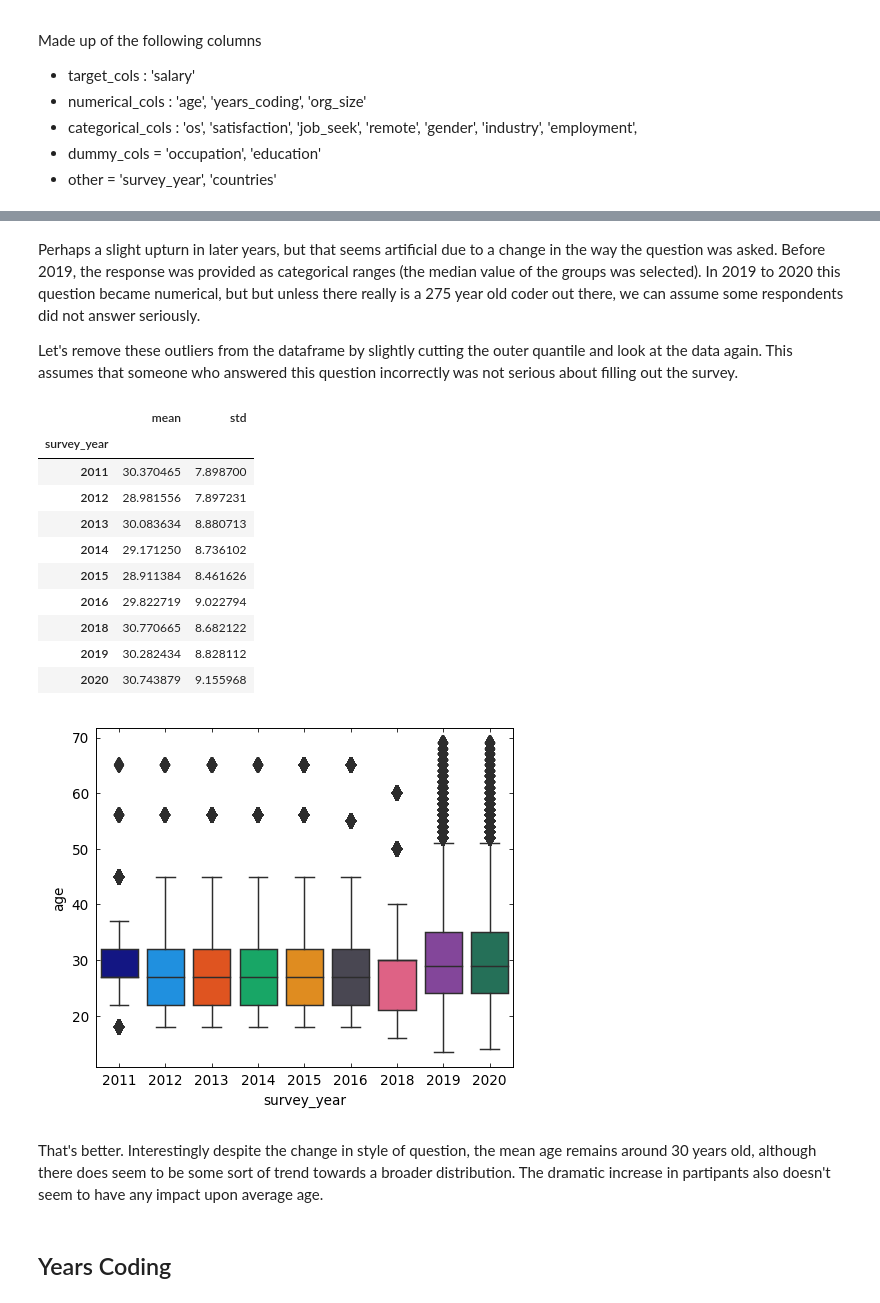
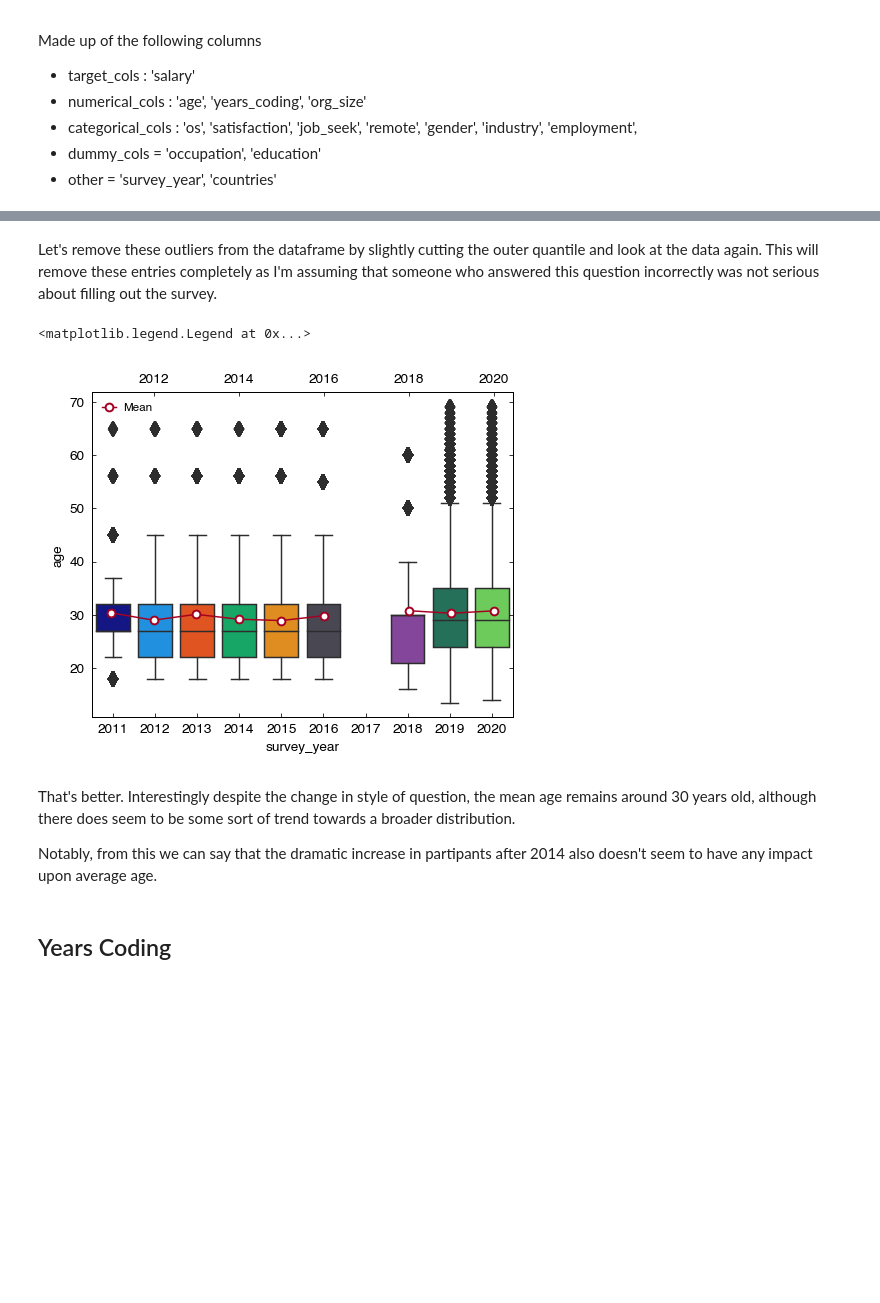
Before and after one commit to djlns/stackoverflow-insights, a Jupyter notebook: analysis.ipynb, the cells around one changed output, grey strips where cells are left out. Saved outputs shown, nothing was run; the diff lists cells and outputs as text; code cells hidden in the pictures; blank space fills up the shorter version.

```diff
--- a/analysis.ipynb
+++ b/analysis.ipynb
@@ -25,3 +25,7 @@ from sklearn.preprocessing import StandardScaler
 from routines import xzload, mpl_defs, stackplot
 
 colours = mpl_defs()
+
+def pc50(x):
+    ''' returns the 50th percentile, ignoring NaNs '''
+    return np.nanpercentile(x, 50)
@@ -80,27 +84,23 @@ age
 # %% [markdown]
-Perhaps a slight upturn in later years, but that seems artificial due to a change in the way the question was asked. Before 2019, the response was provided as categorical ranges (the median value of the groups was selected). In 2019 to 2020 this question became numerical, but but unless there really is a 275 year old coder out there, we can assume some respondents did not answer seriously.
-
-Let's remove these outliers from the dataframe by slightly cutting the outer quantile and look at the data again. This assumes that someone who answered this question incorrectly was not serious about filling out the survey.
+Let's remove these outliers from the dataframe by slightly cutting the outer quantile and look at the data again. This will remove these entries completely as I'm assuming that someone who answered this question incorrectly was not serious about filling out the survey.
 # %%
 Q = (0.001, 0.999)
-df = df[(df["age"] < df["age"].quantile(Q[1])) & (df["age"] > df["age"].quantile(Q[0]))]
-sns.boxplot(data=df, x="survey_year", y="age")
-df.groupby("survey_year")["age"].agg(["mean", "std"])
+df = df[(df.survey_year == 2017) | ((df.age < df.age.quantile(Q[1])) & (df.age > df.age.quantile(Q[0])))]
+
+fig, ax = plt.subplots()
+sns.boxplot(data=df, x="survey_year", y="age", ax=ax)
+
+age = df.groupby("survey_year")["age"].agg(["mean", "std", pc50])
+axt = ax.twiny()
+axt.plot(age["mean"], 'o-', mfc='w', label="Mean", color=colours[-1])
+axt.legend(loc=2)
 # %% [output]
-|  | mean | std |
-| survey_year |  |  |
-| 2011 | 30.370465 | 7.898700 |
-| 2012 | 28.981556 | 7.897231 |
-| 2013 | 30.083634 | 8.880713 |
-| 2014 | 29.171250 | 8.736102 |
-| 2015 | 28.911384 | 8.461626 |
-| 2016 | 29.822719 | 9.022794 |
-| 2018 | 30.770665 | 8.682122 |
-| 2019 | 30.282434 | 8.828112 |
-| 2020 | 30.743879 | 9.155968 |
+<matplotlib.legend.Legend at 0x...>
-[figure, old version]
+[figure, new version]
 # %% [markdown]
-That's better. Interestingly despite the change in style of question, the mean age remains around 30 years old, although there does seem to be some sort of trend towards a broader distribution. The dramatic increase in partipants also doesn't seem to have any impact upon average age.
+That's better. Interestingly despite the change in style of question, the mean age remains around 30 years old, although there does seem to be some sort of trend towards a broader distribution.
+
+Notably, from this we can say that the dramatic increase in partipants after 2014 also doesn't seem to have any impact upon average age.
 # %% [markdown]
 ## Years Coding
 # %% [markdown]
```
Also changed, not shown: parts of 71 cells of this notebook, 12 other files.
